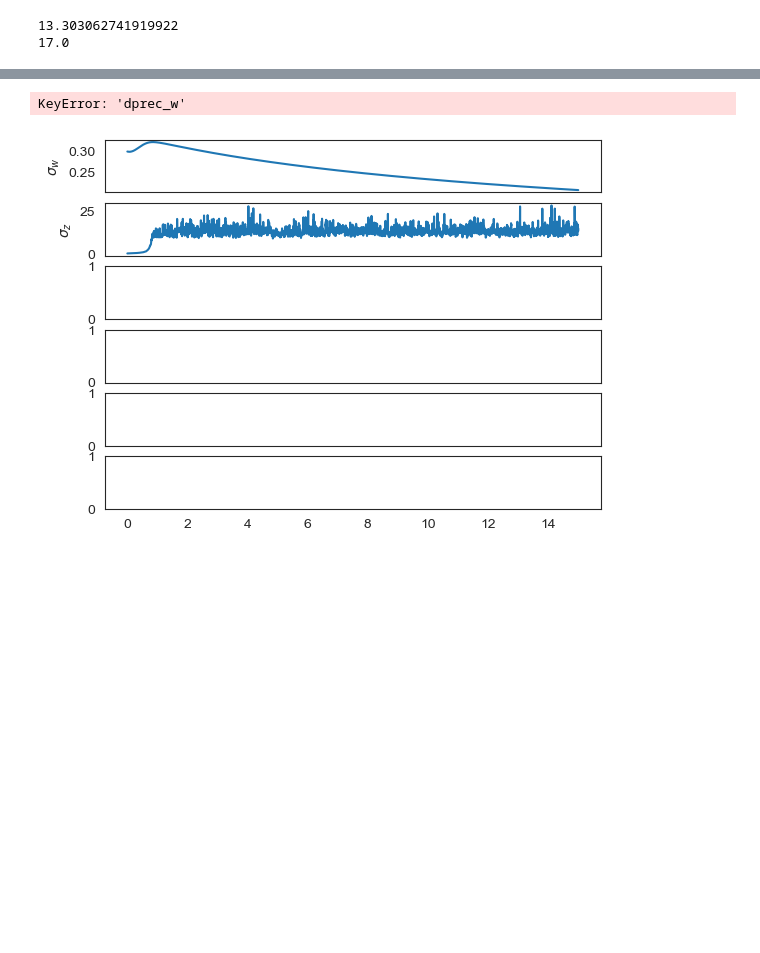
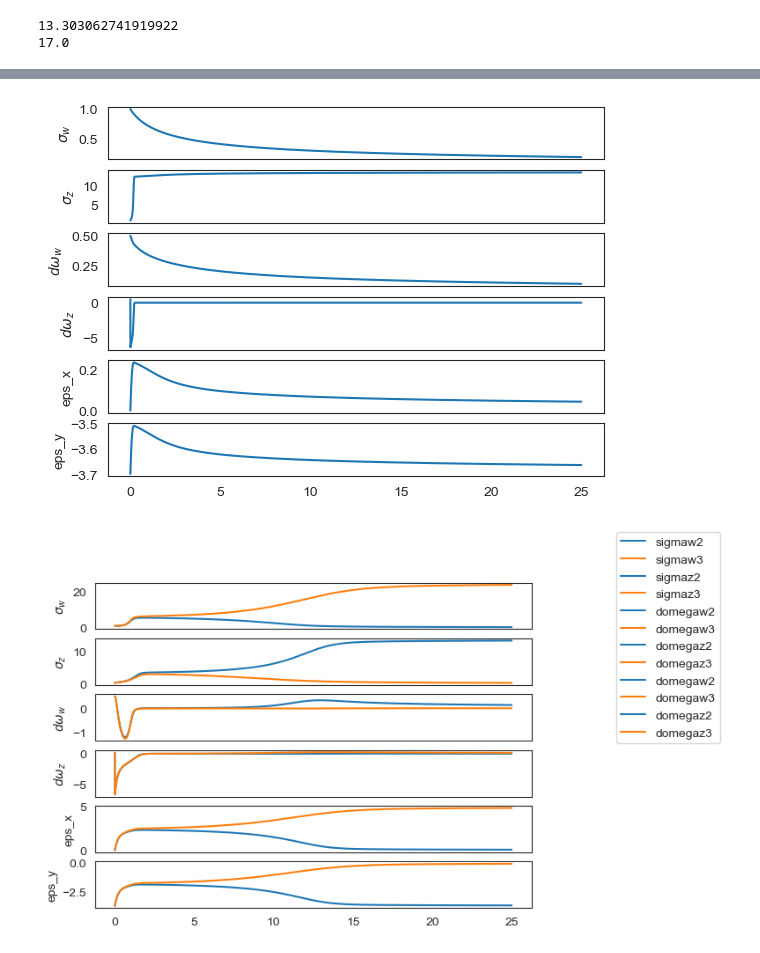
Before and after one commit to sebastiaan116/Affective-Active-Inference, a Jupyter notebook: Hydar1.ipynb, the cells around one changed output, grey strips where cells are left out. Cells and saved outputs as stored; diff of their text form; code cells hidden in the pictures; blank space fills up the shorter version.

```diff
--- a/Hydar1.ipynb
+++ b/Hydar1.ipynb
@@ -30,7 +30,7 @@ print(g_gp(25,30))
 # %%
 # Setting up the time data:
 dt = 0.005; # integration step, average neuron resets 200 times per second
-T = 75+dt; # maximum time considered
+T = 25+dt; # maximum time considered
 t = np.arange(0,T,dt)
 N= t.size #Amount of data points
 # %%
@@ -209,10 +216,10 @@ MemoryError: Unable to allocate 1.68 GiB for an array with shape (15001, 15001)
 # %%
 v = 30 # actual depth Hydar
 mu_v = 25 # Hydars belief of the depth
-F1, mu_x1, mu_y1, x1, y1, vSigma_w1, vSigma_z1, plot_dict1 = simulation(v,mu_v,0.3,0.3,'white',1) # prior and observation balanced
-F2, mu_x2, mu_y2, x2, y2, vSigma_w2, vSigma_z2, plot_dict2 = simulation(v,mu_v,0.3,0.190,'white',1) # underctain about prior
-F3, mu_x3, mu_y3, x3, y3, vSigma_w3, vSigma_z3, plot_dict3 = simulation(v,mu_v,0.3,0.20,'white',1) # Trust generative model, belief high variance in sensor
-F4, mu_x4, mu_y4, x4, y4, vSigma_w4, vSigma_z4,  plot_dict4 = simulation(v,mu_v,0.3,0.1,'white',1) # Trust generative model, belief high variance in sensor
+F1, mu_x1, mu_y1, x1, y1, vSigma_w1, vSigma_z1, plot_dict1 = simulation(v,mu_v,1,1,'no_noise',1) # prior and observation balanced
+F2, mu_x2, mu_y2, x2, y2, vSigma_w2, vSigma_z2, plot_dict2 = simulation(v,mu_v,1,0.305,'no_noise',1) # underctain about prior
+F3, mu_x3, mu_y3, x3, y3, vSigma_w3, vSigma_z3, plot_dict3 = simulation(v,mu_v,1,0.301,'no_noise',1) # Trust generative model, belief high variance in sensor
+F4, mu_x4, mu_y4, x4, y4, vSigma_w4, vSigma_z4,  plot_dict4 = simulation(v,mu_v,1,0.1,'no_noise',1) # Trust generative model, belief high variance in sensor
 
 # Plot results of different converences of belierf:
 fig, axes = plt.subplots(3, 1, sharex='col');
@@ -274,9 +281,9 @@ axes[0].plot(t[1:],vSigma_w1[1:],label='sigmaw');
 axes[0].set_ylabel('$\sigma_w$');
 axes[1].plot(t[1:],vSigma_z1[1:],label='sigmaz');
 axes[1].set_ylabel('$\sigma_z$');
-axes[2].plot(t[1:],plot_dict1["dprec_w"],label='domegaw');
+axes[2].plot(t[1:],plot_dict1["dOmega_w"],label='domegaw');
 axes[2].set_ylabel('$d\omega_w$');
-axes[3].plot(t[1:],plot_dict1["dprec_z"],label='domegaz');
+axes[3].plot(t[1:],plot_dict1["dOmega_z"],label='domegaz');
 axes[3].set_ylabel('$d\omega_z$');
 axes[4].plot(t[1:],plot_dict1["eps_x"],label='domegaw');
 axes[4].set_ylabel('eps_x');
@@ -291,38 +298,38 @@ axes[0].plot(t[1:],vSigma_w3[1:],label='sigmaw3');
 axes[0].set_ylabel('$\sigma_w$');
 axes[1].plot(t[1:],vSigma_z2[1:],label='sigmaz2');
 axes[1].plot(t[1:],vSigma_z3[1:],label='sigmaz3');
 axes[1].set_ylabel('$\sigma_z$');
-axes[2].plot(t[1:],plot_dict2["dprec_w"],label='domegaw2');
-axes[2].plot(t[1:],plot_dict3["dprec_w"],label='domegaw3');
+axes[2].plot(t[1:],plot_dict2["dOmega_w"],label='domegaw2');
+axes[2].plot(t[1:],plot_dict3["dOmega_w"],label='domegaw3');
 axes[2].set_ylabel('$d\omega_w$');
-axes[3].plot(t[1:],plot_dict2["dprec_z"],label='domegaz2');
-axes[3].plot(t[1:],plot_dict3["dprec_z"],label='domegaz3');
+axes[3].plot(t[1:],plot_dict2["dOmega_z"],label='domegaz2');
+axes[3].plot(t[1:],plot_dict3["dOmega_z"],label='domegaz3');
 axes[3].set_ylabel('$d\omega_z$');
 axes[4].plot(t[1:],plot_dict2["eps_x"],label='domegaw2');
 axes[4].plot(t[1:],plot_dict3["eps_x"],label='domegaw3');
 axes[4].set_ylabel('eps_x');
 axes[5].plot(t[1:],plot_dict2["eps_y"],label='domegaz2');
 axes[5].plot(t[1:],plot_dict3["eps_y"],label='domegaz3');
 axes[5].set_ylabel('eps_y');
 fig.legend(bbox_to_anchor=(1.05, 1), loc='upper left', borderaxespad=0.)
 
 
 
 fig, axes = plt.subplots(6, 1, sharex='col');
 
 
 axes[0].plot(t[1:],vSigma_w4[1:],label='sigmaw');
 axes[0].set_ylabel('$\sigma_w$');
 axes[1].plot(t[1:],vSigma_z4[1:],label='sigmaz');
 axes[1].set_ylabel('$\sigma_z$');
-axes[2].plot(t[1:],plot_dict4["dprec_w"],label='domegaw');
+axes[2].plot(t[1:],plot_dict4["dOmega_w"],label='domegaw');
 axes[2].set_ylabel('$d\omega_w$');
-axes[3].plot(t[1:],plot_dict4["dprec_z"],label='domegaz');
+axes[3].plot(t[1:],plot_dict4["dOmega_z"],label='domegaz');
 axes[3].set_ylabel('$d\omega_z$');
 axes[4].plot(t[1:],plot_dict4["eps_x"],label='domegaw');
 axes[4].set_ylabel('eps_x');
 axes[5].plot(t[1:],plot_dict4["eps_y"],label='domegaz');
 axes[5].set_ylabel('eps_y');
 # %% [output]
-KeyError: 'dprec_w'
-[figure, old version]
+[figure, new version]
+[figure, added]
```
Also changed, not shown: parts of 5 cells of this notebook.
